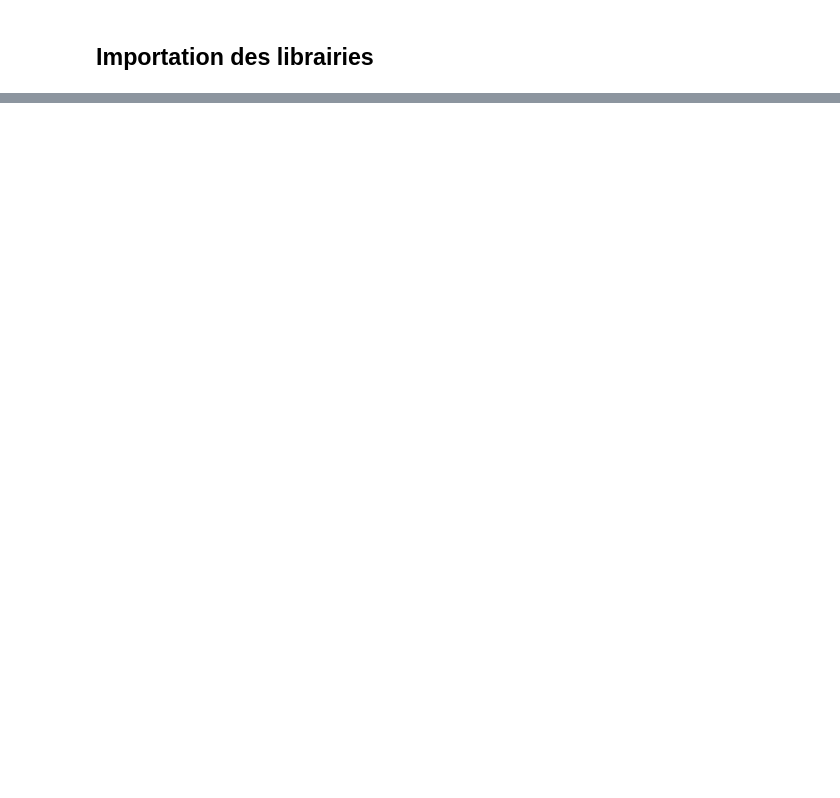
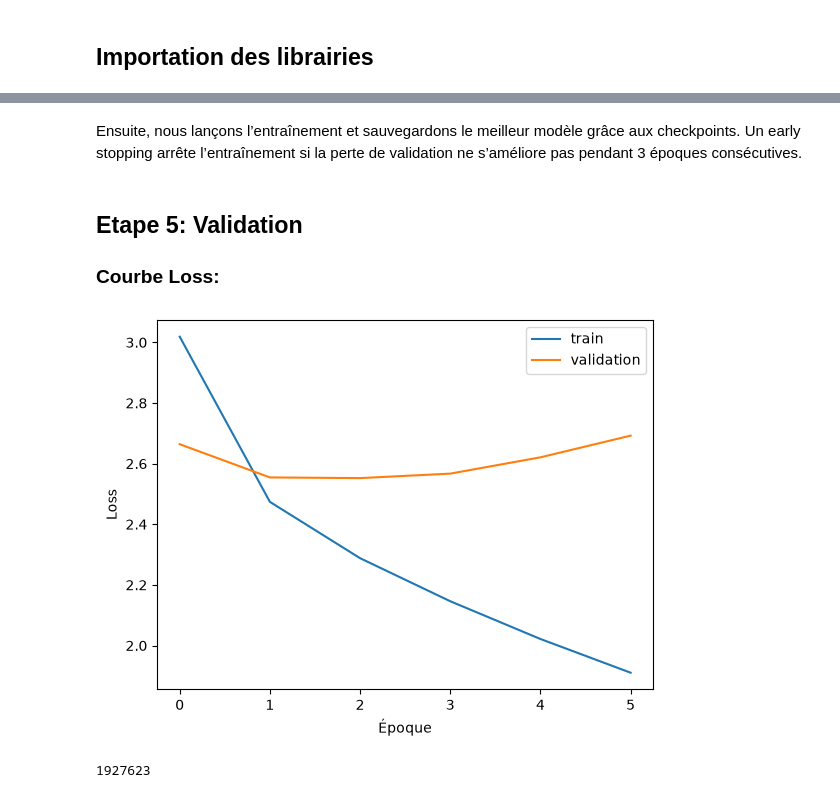
Before and after one commit to Byrong8at/Cnn-and-RNN, a Jupyter notebook: Livrable 3/Livrable3.ipynb, the cells around one changed output, grey strips where cells are left out. Saved outputs shown, nothing was run; the diff lists cells and outputs as text; code cells hidden in the pictures; blank space fills up the shorter version.

```diff
--- a/Livrable 3/Livrable3.ipynb
+++ b/Livrable 3/Livrable3.ipynb
@@ -580,0 +831,34 @@ Ici, nous testons le modèle sur une image du jeu de test. La fonction *evaluate
+# %%
+def run_decoder(features, captions, training=False):
+    batch_size = tf.shape(captions)[0]
+    encoded = encoder(features)
+    hidden = decoder.reset_state(batch_size)
+    dec_input = captions[:, :1]
+
+    total_loss = 0.0
+    total_tokens = 0.0
+    for t in range(1, max_length):
+        logits, hidden, _ = decoder(dec_input, encoded, hidden, training=training)
+        step_loss, step_tokens = masked_loss(captions[:, t], logits)
+        total_loss += step_loss
+        total_tokens += step_tokens
+        dec_input = tf.expand_dims(captions[:, t], 1)
+
+    return total_loss / tf.maximum(total_tokens, 1.0)
+
+
+
+@tf.function
+def train_step(features, captions):
+    with tf.GradientTape() as tape:
+        loss = run_decoder(features, captions, training=True)
+    variables = encoder.trainable_variables + decoder.trainable_variables
+    gradients = tape.gradient(loss, variables)
+    gradients, _ = tf.clip_by_global_norm(gradients, 5.0)
+    optimizer.apply_gradients(zip(gradients, variables))
+    return loss
+
+
+@tf.function
+def val_step(features, captions):
+    return run_decoder(features, captions, training=False)
@@ -580,0 +957,16 @@ Ici, nous testons le modèle sur une image du jeu de test. La fonction *evaluate
+# %% [markdown]
+Ensuite, nous lançons l’entraînement et sauvegardons le meilleur modèle grâce aux checkpoints. Un early stopping arrête l’entraînement si la perte de validation ne s’améliore pas pendant 3 époques consécutives.
+# %% [markdown]
+## Etape 5: Validation
+
+### Courbe Loss:
+# %%
+plt.plot(history["train"], label="train")
+plt.plot(history["val"], label="validation")
+plt.xlabel("Époque")
+plt.ylabel("Loss")
+plt.legend()
+plt.show()
+# %% [output]
+[figure, added]
+1927623
```
Also changed, not shown: parts of 101 cells of this notebook, 3 other files.
